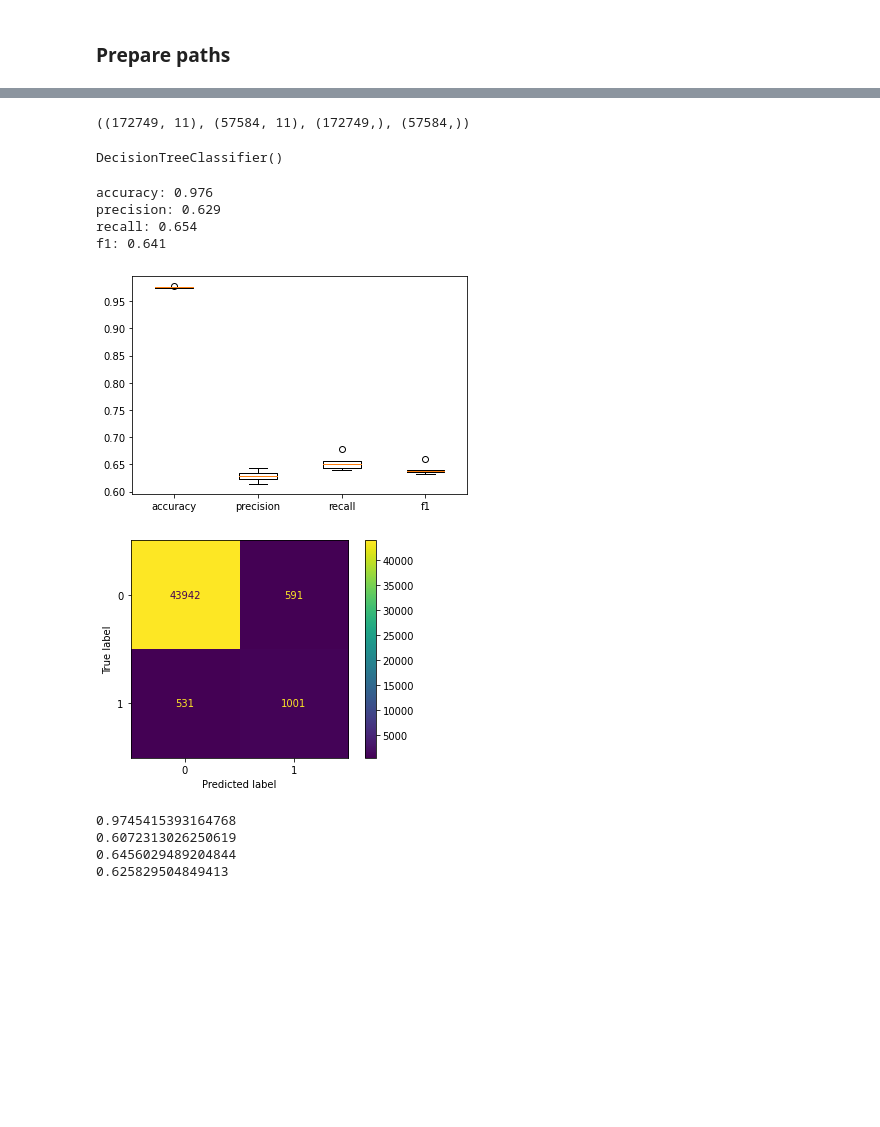
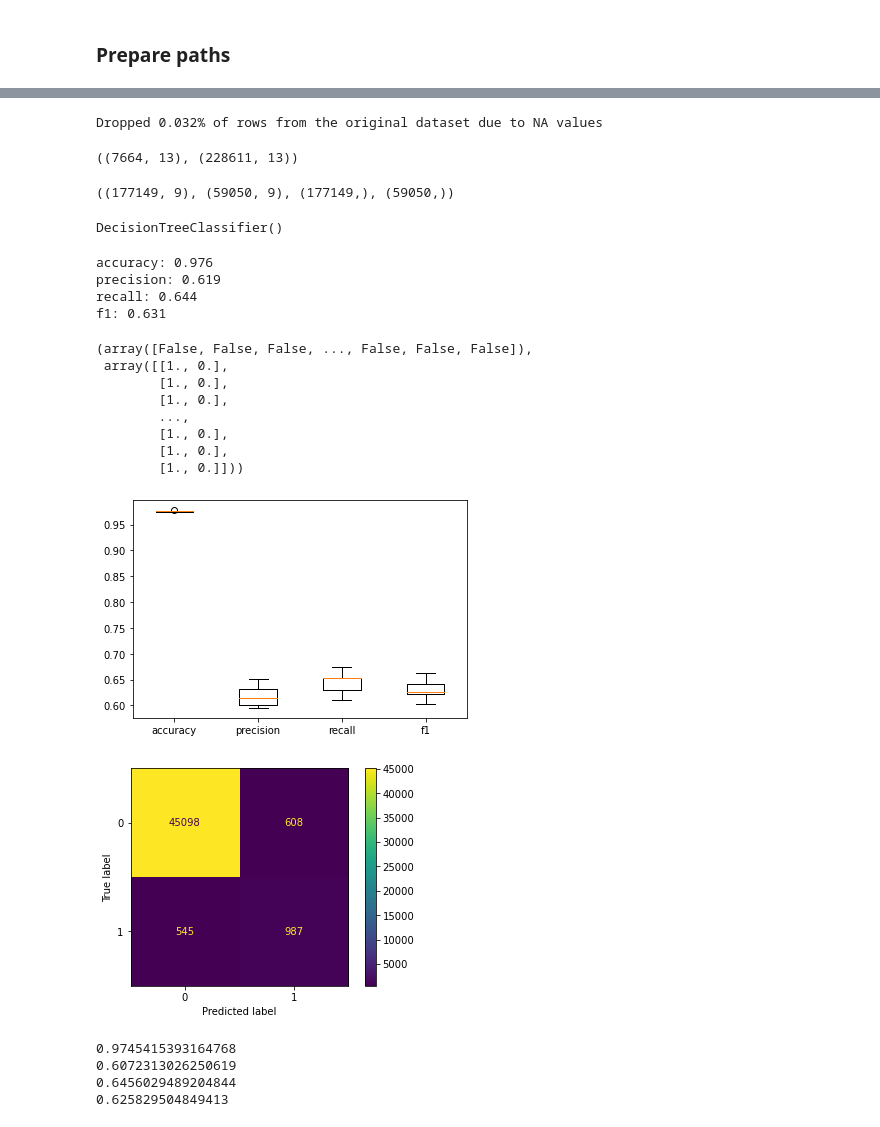
Before and after one commit to homemlab/flync, a Jupyter notebook: notebooks/model-tests.ipynb, the cells around one changed output, grey strips where cells are left out. Cells and saved outputs as stored; diff of their text form; code cells hidden in the pictures; blank space fills up the shorter version.

```diff
--- a/notebooks/model-tests.ipynb
+++ b/notebooks/model-tests.ipynb
@@ -74,9 +16,45 @@ y = features_clean.iloc[:,14].values
+# %%
+lncrna=pd.read_csv(model_path/'X_train_lncrna.csv')
+lncrna["lncRNA"] = True
+not_lncrna=pd.read_csv(model_path/'X_train_not_lncrna.csv')
+not_lncrna["lncRNA"] = False
+lncrna.drop(["mfe", "cov_me3", "mean_pPcons27"], axis=1, inplace=True)
+not_lncrna.drop(["mfe", "cov_me3", "mean_pPcons27"], axis=1, inplace=True)
+features = pd.DataFrame({})
+features = pd.concat([lncrna, not_lncrna], ignore_index=True)
+features.sort_values(ascending=True, by=["start", "end", "name"], inplace=True)
+
+# I previously thought that droping NaN values was best, but it doesn't seem right.
+# Where there is no record for any of the UCSC tracks we will substitute NaN to 0.0
+# The following code was removed
+# features_clean = features.dropna(axis=0, how='any')
+# dropped = 1 - len(features_clean) / len(features)
+# print('Dropped ' + str(round(dropped, 3) * 100) + '% of rows from the original dataset due to NA values')
+
+# Fill NA values with zeros
+features_clean = features.fillna(0)
+
+# Drop rows that only have zeros for UCSC features (columns 4-11)
+features_clean = features_clean[features_clean.iloc[:,4:12].sum(axis=1) != 0]
+dropped = 1 - len(features_clean) / len(features)
+print('Dropped ' + str(round(dropped, 5) * 100) + '% of rows from the original dataset due to NA values')
+
+features_clean.reset_index(inplace=True, drop=True)
+
+X = features_clean.iloc[:,3:-1]
+y = features_clean.iloc[:,-1]
+# %% [output]
+Dropped 0.032% of rows from the original dataset due to NA values
+# %%
+lncrna.shape, not_lncrna.shape
+# %% [output]
+((7664, 13), (228611, 13))
 # %%
 from sklearn.model_selection import train_test_split
 Xtr, Xts, Ytr, Yts = train_test_split(X, y, random_state=15)
 Xtr.shape, Xts.shape, Ytr.shape, Yts.shape
 # %% [output]
-((172749, 11), (57584, 11), (172749,), (57584,))
+((177149, 9), (59050, 9), (177149,), (59050,))
 # %%
 import matplotlib.pyplot as plt
 from sklearn.model_selection import KFold
@@ -147,14 +125,22 @@ tr.fit(Xtr, Ytr)
 # %% [output]
 DecisionTreeClassifier()
 # %%
-score_model(X, y, tr, 5)
+score_model(X.values, y.values, tr, 5)
 # %% [output]
 accuracy: 0.976
-precision: 0.629
-recall: 0.654
-f1: 0.641
+precision: 0.619
+recall: 0.644
+f1: 0.631
+(array([False, False, False, ..., False, False, False]),
+ array([[1., 0.],
+        [1., 0.],
+        [1., 0.],
+        ...,
+        [1., 0.],
+        [1., 0.],
+        [1., 0.]]))
-[figure, old version]
+[figure, new version]
-[figure, old version]
+[figure, new version]
 # %%
 tr = tree.DecisionTreeClassifier(splitter='best')
 tr.fit(Xtr, Ytr)
```
Also changed, not shown: parts of 17 cells of this notebook, 3 other files.
